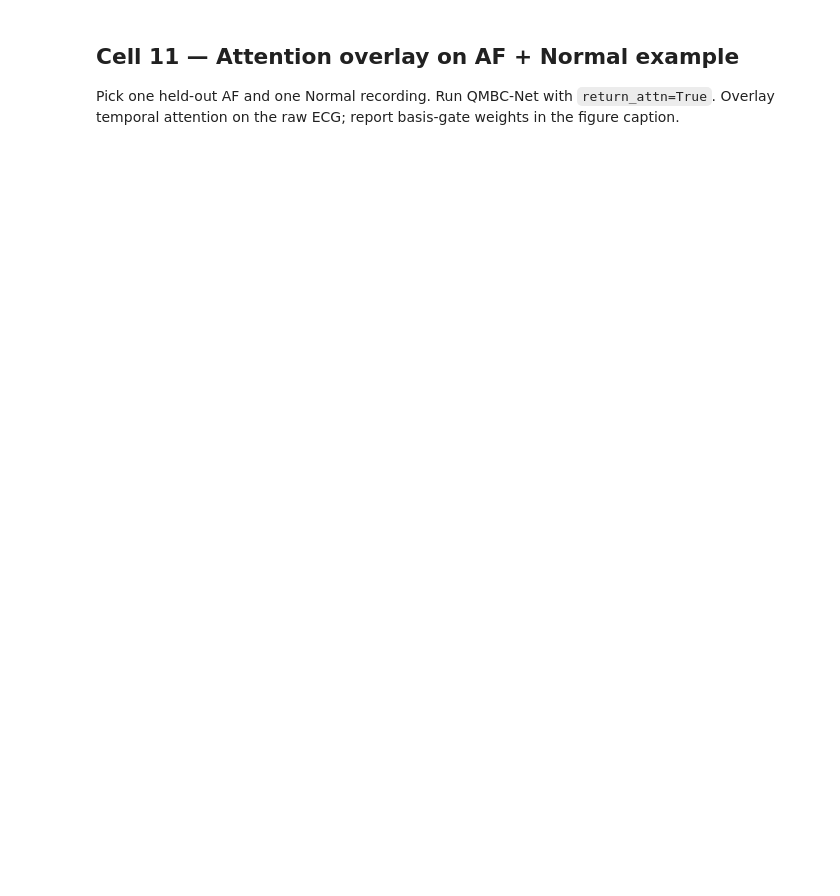
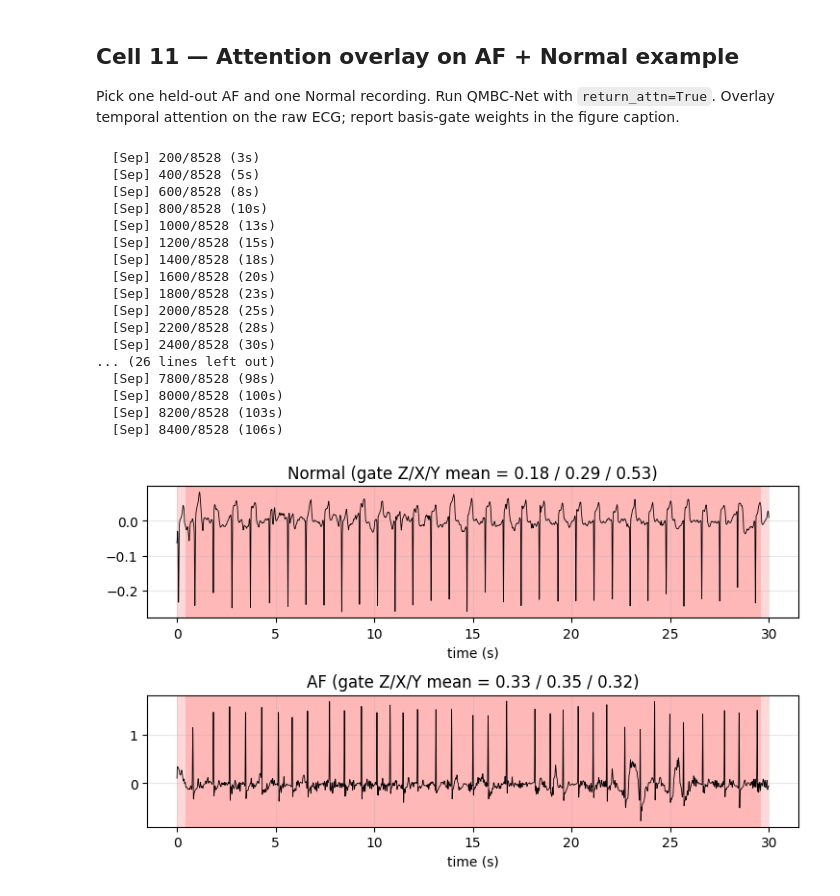
Before and after one commit to el-dAna/QIP, a Jupyter notebook: Phase8_PhysioNet2017_ECG.ipynb, the cells around one changed output. Drawn from its saved outputs; the diff is of its cells as text; code cells hidden in the pictures; blank space fills up the shorter version.

```diff
--- a/Phase8_PhysioNet2017_ECG.ipynb
+++ b/Phase8_PhysioNet2017_ECG.ipynb
@@ -781,38 +874,57 @@ def get_attention(model, x_seq):
 def fig_attention(model, X_seq_te, y_te, X_raw_te, save=True):
     """One AF + one Normal recording, ECG with temporal attention overlay."""
     idx_n = np.where(y_te == 0)[0][0]
     idx_a = np.where(y_te == 1)[0][0]
     picks = [('Normal', idx_n), ('AF', idx_a)]
     fig, axes = plt.subplots(2, 1, figsize=(7.5, 4.5), sharex=False)
     for ax, (label, i) in zip(axes, picks):
         x = X_seq_te[i:i+1]
         _, attn = get_attention(model, x)
         gate = attn['gate'][0].cpu().numpy()           # (W, 3)
         # Temporal attention from the [CLS] row, layer-0, mean over heads:
         # NB: nn.TransformerEncoder doesn't expose per-head weights by default;
         # this overlay uses the basis-gate magnitude as a proxy if needed.
         proxy = gate.mean(axis=1)                       # (W,) — replace if you hook the encoder
         t = np.arange(len(X_raw_te[i])) / FS
         ax.plot(t, X_raw_te[i], lw=0.6, color='k')
         # Map per-window attention back to time:
         for w in range(len(proxy)):
             t0 = w * STRIDE / FS; t1 = (w * STRIDE + WIN) / FS
             ax.axvspan(t0, t1, alpha=0.15 * proxy[w] / (proxy.max() + 1e-8),
                        color='red', linewidth=0)
         ax.set_title(f'{label} (gate Z/X/Y mean = '
                      f'{gate[:, 0].mean():.2f} / {gate[:, 1].mean():.2f} / {gate[:, 2].mean():.2f})')
         ax.set_xlabel('time (s)'); ax.grid(alpha=0.3)
     plt.tight_layout()
     if save:
         for ext in ('pdf', 'png'): plt.savefig(FIG_DIR / f'fig_attention.{ext}')
     plt.show()
 
 # After Phase-2 run, retrain the best scheme once with seed 0 and call:
-# best_scheme = df_2.sort_values('macro_f1_mean', ascending=False).iloc[0]['scheme']
-# X_seq, _ = encode_dataset(data['X_win'], best_scheme)
-# Xtr_n, Xva_n, Xte_n = standardise_seq(X_seq[data['idx_tr']], X_seq[data['idx_va']], X_seq[data['idx_te']])
-# model = QMBCNet(max_W=Xte_n.shape[1])
-# train_one(model, Xtr_n, data['y'][data['idx_tr']],
-#           Xva_n, data['y'][data['idx_va']],
-#           Xte_n, data['y'][data['idx_te']], seed=0)
-# fig_attention(model, Xte_n, data['y'][data['idx_te']], X_raw[data['idx_te']])
+best_scheme = df_2.sort_values('macro_f1_mean', ascending=False).iloc[0]['scheme']
+X_seq, _ = encode_dataset(data['X_win'], best_scheme)
+Xtr_n, Xva_n, Xte_n = standardise_seq(X_seq[data['idx_tr']], X_seq[data['idx_va']], X_seq[data['idx_te']])
+model = QMBCNet(max_W=Xte_n.shape[1])
+train_one(model, Xtr_n, data['y'][data['idx_tr']],
+          Xva_n, data['y'][data['idx_va']],
+          Xte_n, data['y'][data['idx_te']], seed=0)
+fig_attention(model, Xte_n, data['y'][data['idx_te']], X_raw[data['idx_te']])
+# %% [output]
+  [Sep] 200/8528 (3s)
+  [Sep] 400/8528 (5s)
+  [Sep] 600/8528 (8s)
+  [Sep] 800/8528 (10s)
+  [Sep] 1000/8528 (13s)
+  [Sep] 1200/8528 (15s)
+  [Sep] 1400/8528 (18s)
+  [Sep] 1600/8528 (20s)
+  [Sep] 1800/8528 (23s)
+  [Sep] 2000/8528 (25s)
+  [Sep] 2200/8528 (28s)
+  [Sep] 2400/8528 (30s)
+... (26 lines left out)
+  [Sep] 7800/8528 (98s)
+  [Sep] 8000/8528 (100s)
+  [Sep] 8200/8528 (103s)
+  [Sep] 8400/8528 (106s)
+[figure, added]
```
Also changed, not shown: parts of 9 cells of this notebook, 19 other files.
